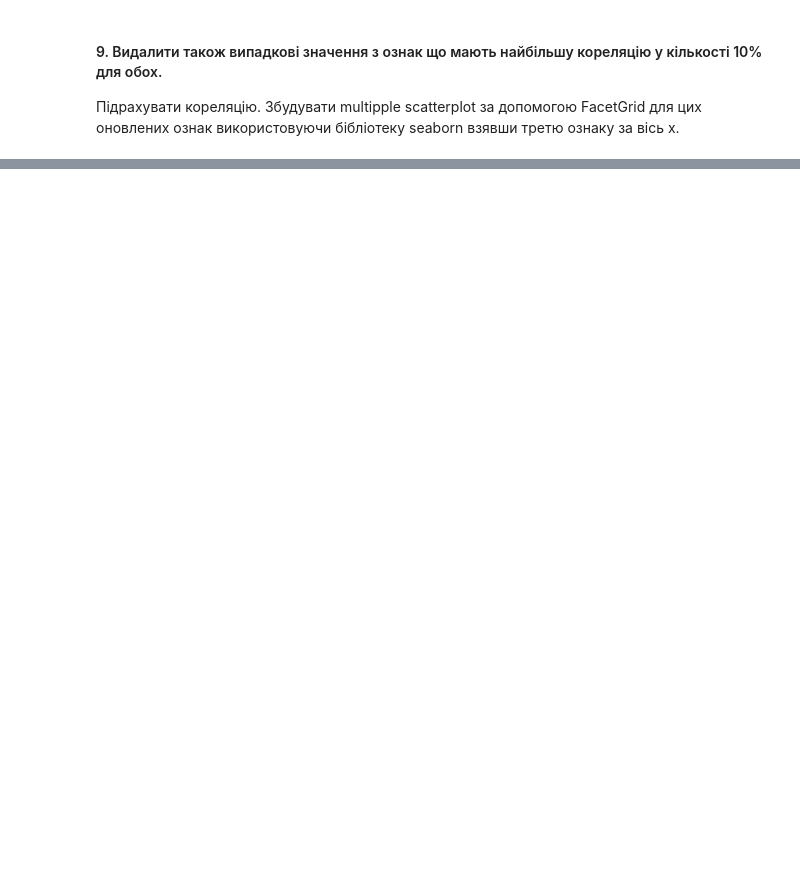
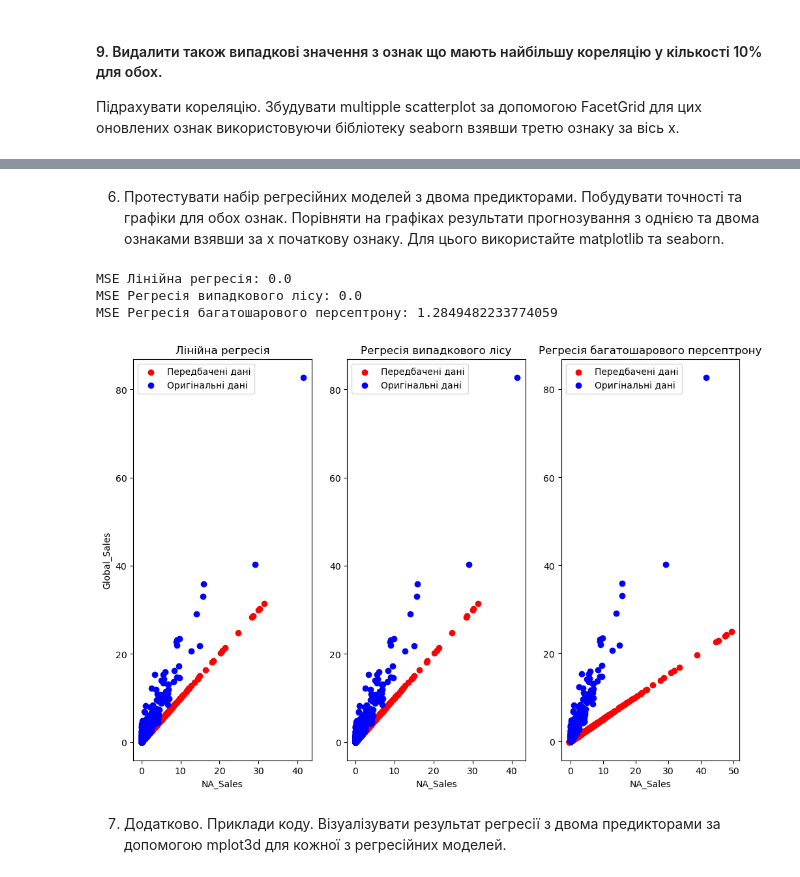
Before and after one commit to KlymentievMaksym/AD-labs, a Jupyter notebook: Coursework/Coursework.ipynb, the cells around one changed output, grey strips where cells are left out. Saved outputs shown, nothing was run; the diff lists cells and outputs as text; code cells hidden in the pictures; blank space fills up the shorter version.

```diff
--- a/Coursework/Coursework.ipynb
+++ b/Coursework/Coursework.ipynb
@@ -626,3 +703,51 @@ Global_Sales      1.000000
+# %% [markdown]
+6. Протестувати набір регресійних моделей з двома предикторами. Побудувати точності та  графіки для обох ознак. Порівняти на графіках результати прогнозування з однією та двома  ознаками взявши за x початкову ознаку. Для цього використайте matplotlib та seaborn.
+# %%
+# Оцінка моделей за середньою квадратичною помилкою
+mse_linear = mean_squared_error(linear_reg.predict(y_test), linear_reg.predict(x_test))
+mse_rgr = mean_squared_error(rgr_reg.predict(y_test), rgr_reg.predict(x_test))
+mse_mlpp = mean_squared_error(mlpp_reg.predict(y_test), mlpp_reg.predict(x_test))
+
+print(f'MSE Лінійна регресія: {mse_linear}')
+print(f'MSE Регресія випадкового лісу: {mse_rgr}')
+print(f'MSE Регресія багатошарового персептрону: {mse_mlpp}')
+
+# Візуалізація результатів
+plt.figure(figsize=(12, 8))
+
+# Лінійна регресія
+plt.subplot(1, 3, 1)
+plt.scatter(linear_reg.predict(y_test), linear_reg.predict(x_test), color='red')
+plt.scatter(x_test, y_test, color='blue')
+plt.title('Лінійна регресія')
+plt.xlabel('NA_Sales')
+plt.ylabel('Global_Sales')
+plt.legend(['Передбачені дані', 'Оригінальні дані'])
+
+# Регресія випадкового лісу
+plt.subplot(1, 3, 2)
+plt.scatter(rgr_reg.predict(y_test), rgr_reg.predict(x_test), color='red')
+plt.scatter(x_test, y_test, color='blue')
+plt.title('Регресія випадкового лісу')
+plt.xlabel('NA_Sales')
+plt.legend(['Передбачені дані', 'Оригінальні дані'])
+
+# Регресія багатошарового персептрону
+plt.subplot(1, 3, 3)
+plt.scatter(mlpp_reg.predict(y_test), mlpp_reg.predict(x_test), color='red')
+plt.scatter(x_test, y_test, color='blue')
+plt.title('Регресія багатошарового персептрону')
+plt.xlabel('NA_Sales')
+plt.legend(['Передбачені дані', 'Оригінальні дані'])
+
+plt.show()
+# %% [output]
+MSE Лінійна регресія: 0.0
+MSE Регресія випадкового лісу: 0.0
+MSE Регресія багатошарового персептрону: 1.2849482233774059
+[figure, added]
+# %% [markdown]
+7. Додатково. Приклади коду. Візуалізувати результат регресії з двома предикторами за  допомогою mplot3d для кожної з регресійних моделей.
 # %% [markdown]
 ***
 Джерела:
```
Also changed, not shown: parts of 18 cells of this notebook.
